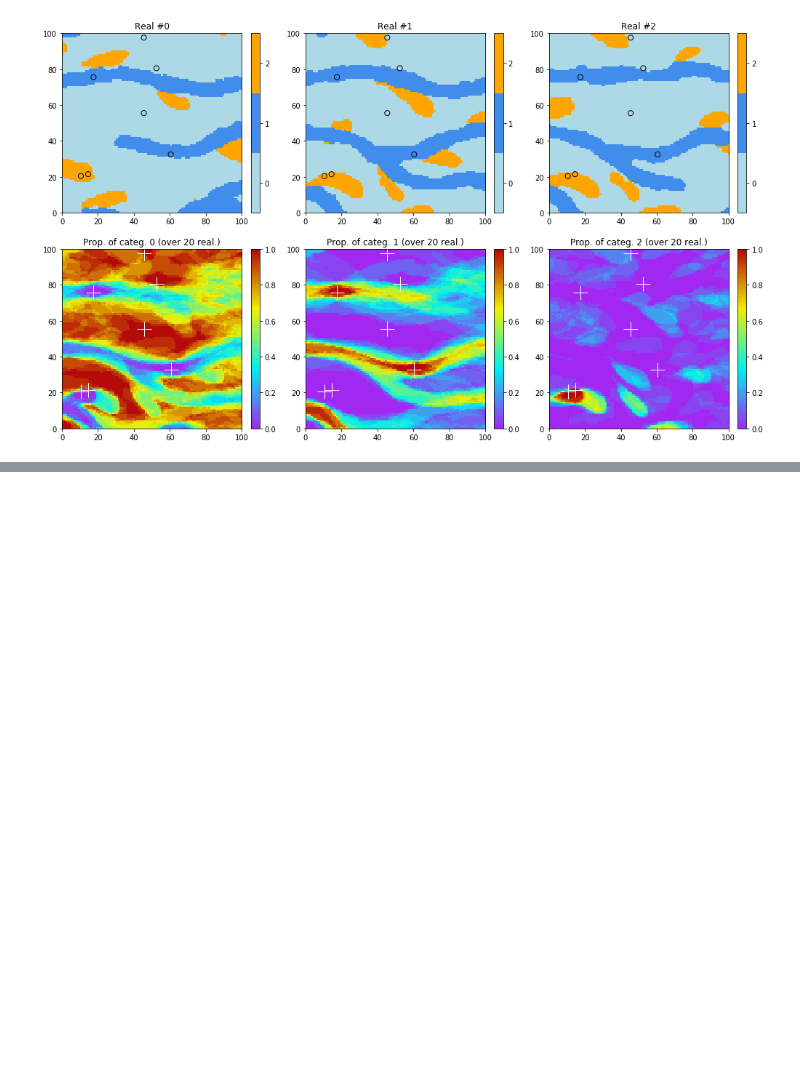
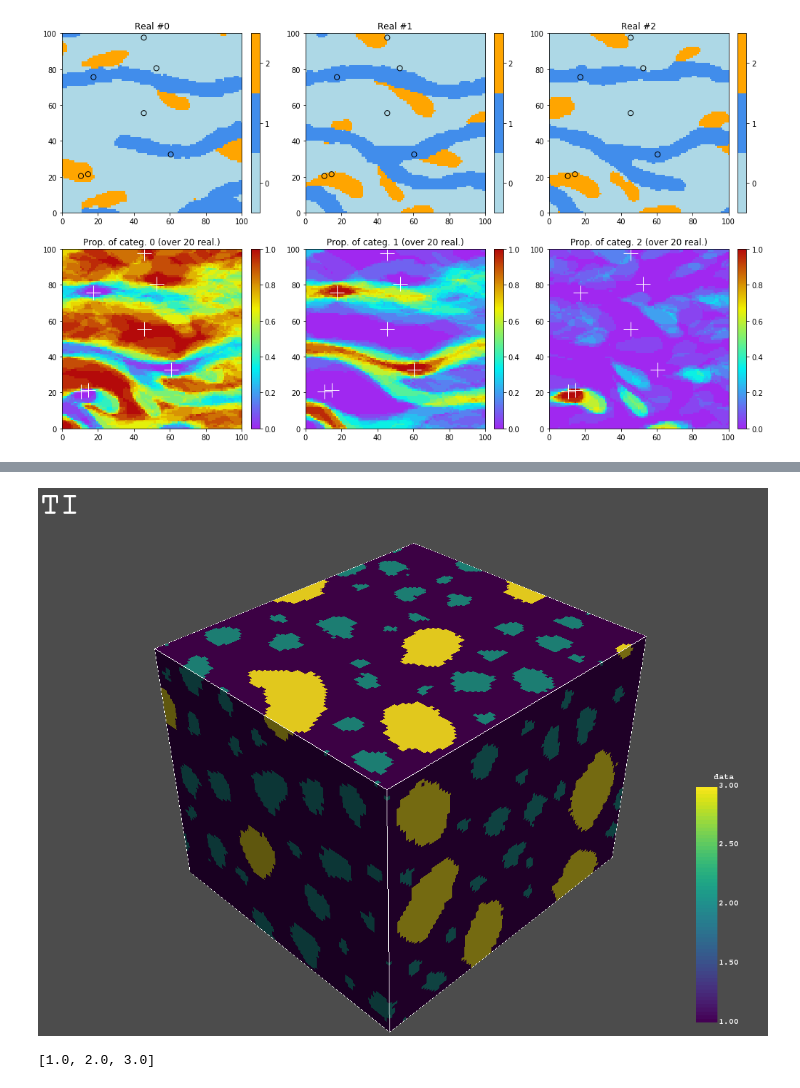
Before and after one commit to randlab/geone, a Jupyter notebook: examples/ex_deesse_01_basics.ipynb, the cells around one changed output, grey strips where cells are left out. Cells and saved outputs as stored; diff of their text form; code cells hidden in the pictures; blank space fills up the shorter version.

```diff
--- a/examples/ex_deesse_01_basics.ipynb
+++ b/examples/ex_deesse_01_basics.ipynb
@@ -280,0 +312,9 @@ for i in range(3):
+# %%
+imgplt3.drawImage3D_surface(ti3d, text='TI', scalar_bar_kwargs={'vertical':True})
+# %% [output]
+[figure, added]
+# %%
+facies = ti3d.get_unique()
+facies
+# %% [output]
+[1.0, 2.0, 3.0]
```
Also changed, not shown: parts of 19 cells of this notebook, 29 other files.
